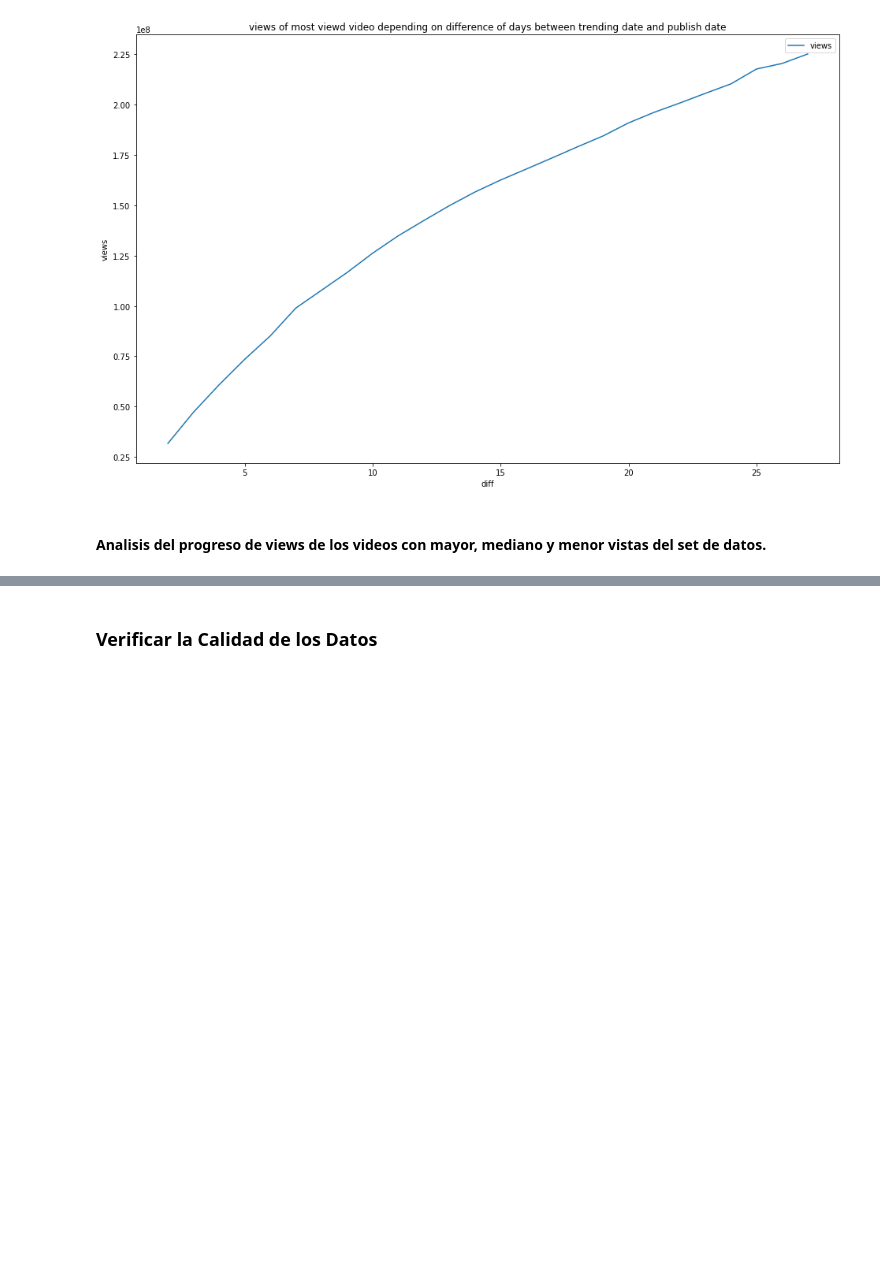
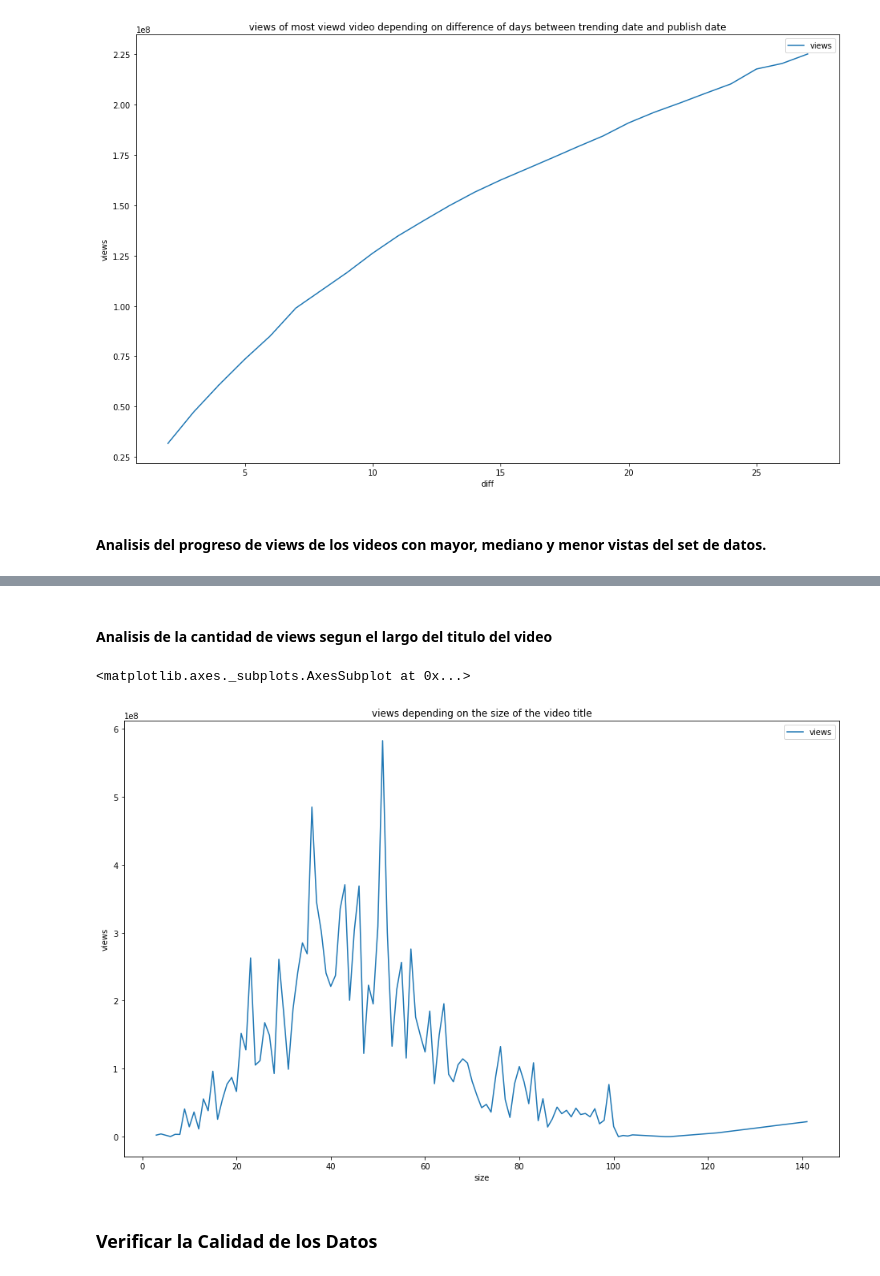
Before and after one commit to BlancoSebastianEzequiel/7750-TPFinal, a Jupyter notebook: src/analisis.ipynb, the cells around one changed output, grey strips where cells are left out. Drawn from its saved outputs; the diff is of its cells as text; code cells hidden in the pictures; blank space fills up the shorter version.

Commit message:
add analisis of views depending on the size of the video title

```diff
--- a/src/analisis.ipynb
+++ b/src/analisis.ipynb
@@ -239,3 +241,20 @@ plt.show()
+# %% [markdown]
+#### Analisis de la cantidad de views segun el largo del titulo del video
+# %%
+title_size = videos.copy(deep=True)
+title_size['size'] = title_size['title'].map(lambda x: len(x))
+title_size = title_size.loc[:, ['video_id', 'size', 'views']]
+title_size = title_size.groupby(['video_id', 'size']).agg({'views': 'max'}).reset_index()
+title_size = title_size.loc[:, ['size', 'views']]
+title_size = title_size.groupby('size').agg({'views': 'sum'}).reset_index()
+graph = title_size.plot(x='size', y='views', kind='line', figsize=(16,10))
+graph.set_title('views depending on the size of the video title')
+graph.set_xlabel("size")
+graph.set_ylabel("views")
+graph
+# %% [output]
+<matplotlib.axes._subplots.AxesSubplot at 0x...>
+[figure, added]
 # %% [markdown]
 ### Verificar la Calidad de los Datos
 # %% [markdown]
```
Also changed, not shown: parts of 2 cells of this notebook.
